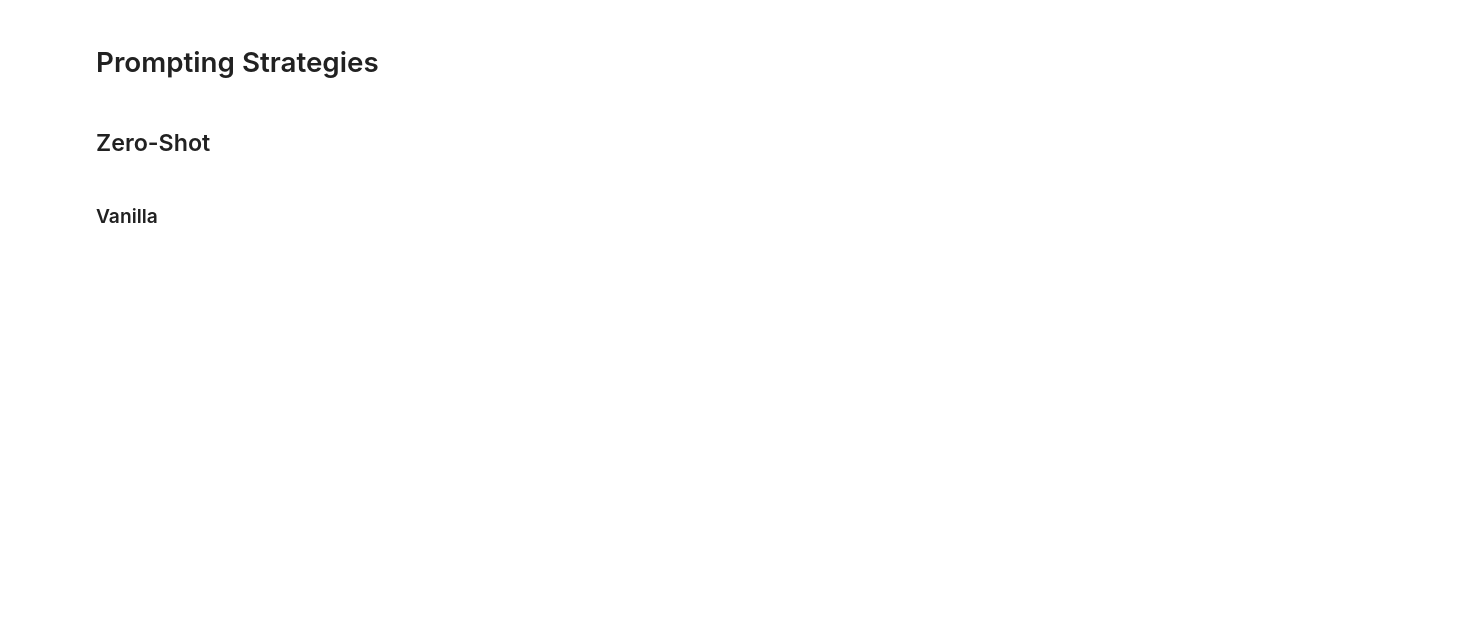
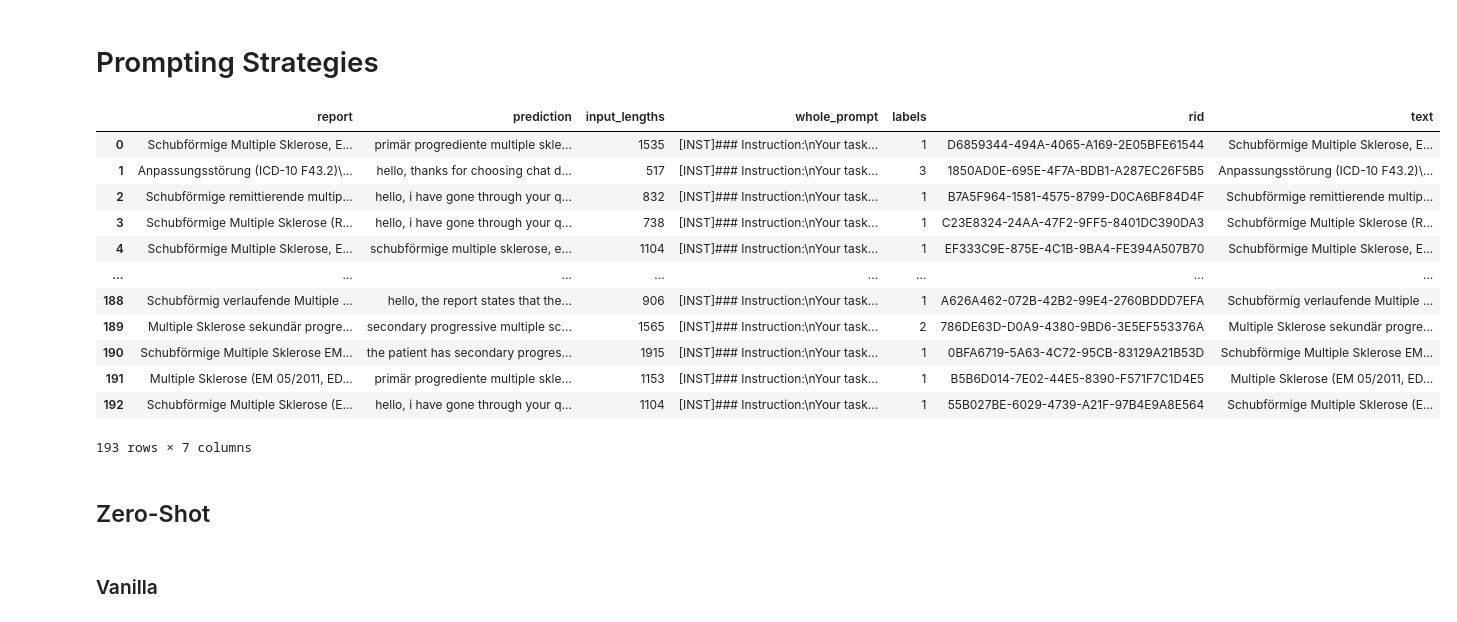
Before and after one commit to maregli/inf-extr, a Jupyter notebook: notebooks/ms-prediction/llama2-chat_zero_shot-evaluation.ipynb, the cells around one changed output. Cells and saved outputs as stored; diff of their text form; code cells hidden in the pictures; blank space fills up the shorter version.

Commit message:
prompting evaluation updated

```diff
--- a/notebooks/ms-prediction/llama2-chat_zero_shot-evaluation.ipynb
+++ b/notebooks/ms-prediction/llama2-chat_zero_shot-evaluation.ipynb
@@ -20,12 +22,45 @@ import matplotlib.pyplot as plt
 # Prompting Strategies
 # %%
 base_labels = torch.load(paths.RESULTS_PATH/"ms-diag"/"label_encodings_Llama2-MedTuned-7b.pt")
-base_labels_encoding = torch.stack(list(base_labels.values())
+base_labels_encoding = torch.stack(list(base_labels.values()))
 
-def show_results(file_name:str):
+def load_results(filename:str):
+    data = filename.split("_")[3]
+    split = filename.split("_")[4]
+
+    # Load labels of data
+    df = load_ms_data(data)
+    if split == "all":
+        df = concatenate_datasets([df["train"], df["val"], df["test"]])
+    else:
+        df = df[split]
+
     results = torch.load(paths.RESULTS_PATH/"ms-diag"/filename)
+    results.pop('last_hidden_states')
+
+    results_df = pd.DataFrame(results)
+    results_df["labels"] = df["labels"]
+    results_df["rid"] = df["rid"]
+
+    return results_df
 
     # Calculate Prediction through cosine similarity:
+# %%
+load_results("ms-diag_Llama2-MedTuned-13b_4bit_all_all_few_shot_instruction.pt")
+# %% [output]
+|  | report | prediction | input_lengths | whole_prompt | labels | rid | text |
+| 0 | Schubförmige Multiple Sklerose, E... | primär progrediente multiple skle... | 1535 | [INST]### Instruction:\nYour task... | 1 | D6859344-494A-4065-A169-2E05BFE61544 | Schubförmige Multiple Sklerose, E... |
+| 1 | Anpassungsstörung (ICD-10 F43.2)\... | hello, thanks for choosing chat d... | 517 | [INST]### Instruction:\nYour task... | 3 | 1850AD0E-695E-4F7A-BDB1-A287EC26F5B5 | Anpassungsstörung (ICD-10 F43.2)\... |
+| 2 | Schubförmige remittierende multip... | hello, i have gone through your q... | 832 | [INST]### Instruction:\nYour task... | 1 | B7A5F964-1581-4575-8799-D0CA6BF84D4F | Schubförmige remittierende multip... |
+| 3 | Schubförmige Multiple Sklerose (R... | hello, i have gone through your q... | 738 | [INST]### Instruction:\nYour task... | 1 | C23E8324-24AA-47F2-9FF5-8401DC390DA3 | Schubförmige Multiple Sklerose (R... |
+| 4 | Schubförmige Multiple Sklerose, E... | schubförmige multiple sklerose, e... | 1104 | [INST]### Instruction:\nYour task... | 1 | EF333C9E-875E-4C1B-9BA4-FE394A507B70 | Schubförmige Multiple Sklerose, E... |
+| ... | ... | ... | ... | ... | ... | ... | ... |
+| 188 | Schubförmig verlaufende Multiple ... | hello, the report states that the... | 906 | [INST]### Instruction:\nYour task... | 1 | A626A462-072B-42B2-99E4-2760BDDD7EFA | Schubförmig verlaufende Multiple ... |
+| 189 | Multiple Sklerose sekundär progre... | secondary progressive multiple sc... | 1565 | [INST]### Instruction:\nYour task... | 2 | 786DE63D-D0A9-4380-9BD6-3E5EF553376A | Multiple Sklerose sekundär progre... |
+| 190 | Schubförmige Multiple Sklerose EM... | the patient has secondary progres... | 1915 | [INST]### Instruction:\nYour task... | 1 | 0BFA6719-5A63-4C72-95CB-83129A21B53D | Schubförmige Multiple Sklerose EM... |
+| 191 | Multiple Sklerose (EM 05/2011, ED... | primär progrediente multiple skle... | 1153 | [INST]### Instruction:\nYour task... | 1 | B5B6D014-7E02-44E5-8390-F571F7C1D4E5 | Multiple Sklerose (EM 05/2011, ED... |
+| 192 | Schubförmige Multiple Sklerose (E... | hello, i have gone through your q... | 1104 | [INST]### Instruction:\nYour task... | 1 | 55B027BE-6029-4739-A21F-97B4E9A8E564 | Schubförmige Multiple Sklerose (E... |
+193 rows × 7 columns
 # %% [markdown]
 ## Zero-Shot
 # %% [markdown]
```
Also changed, not shown: parts of 5 cells of this notebook, 24 other files.
